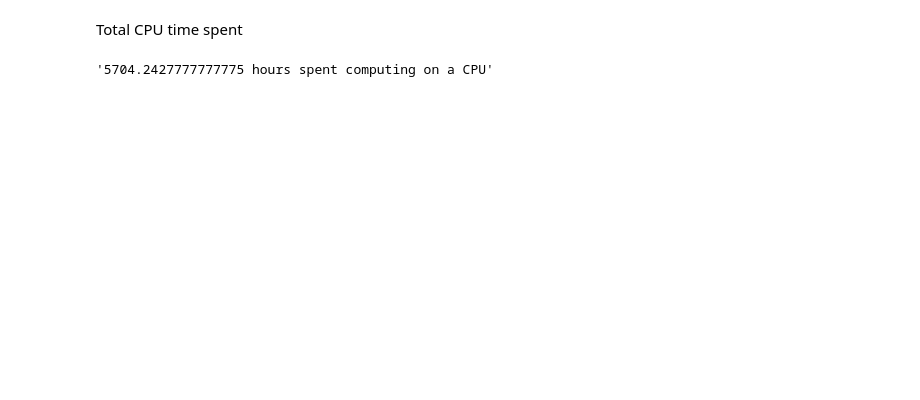
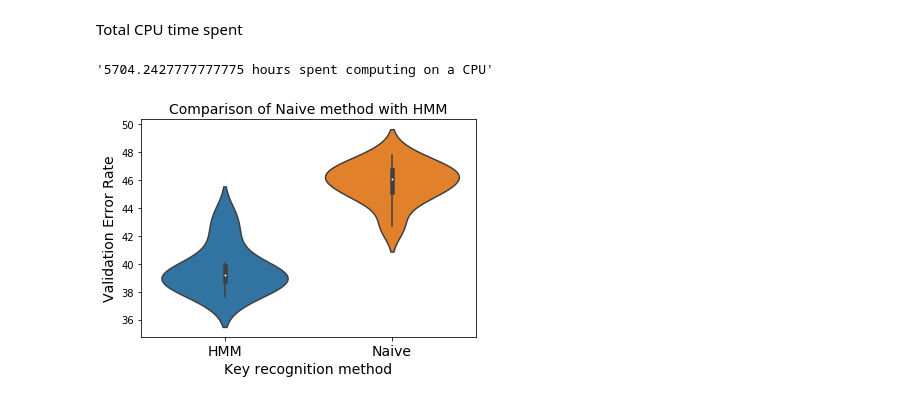
Before and after one commit to dunnkers/music-key-classification, a Jupyter notebook: src/peregrine_results.ipynb, the cells around one changed output. Drawn from its saved outputs; the diff is of its cells as text; code cells hidden in the pictures; blank space fills up the shorter version.

```diff
--- a/src/peregrine_results.ipynb
+++ b/src/peregrine_results.ipynb
@@ -64,3 +67,15 @@ Total CPU time spent
 f"{data['cputime (minutes)'].sum()/60} hours spent computing on a CPU"
 # %% [output]
 '5704.2427777777775 hours spent computing on a CPU'
+# %%
+hmm_method = data.loc[data.n_components == 2].error
+naive_method = [47.83, 46.01, 44.99, 46.81, 46.61, 46.11, 46.96, 42.71, 45.55, 44.64]
+# %%
+sns.violinplot(data=[hmm_method, naive_method])
+plt.xlabel("Key recognition method", fontsize=14)
+plt.ylabel("Validation Error Rate", fontsize=14)
+plt.xticks([0, 1], labels=["HMM", "Naive"], fontsize=14)
+plt.title("Comparison of Naive method with HMM", fontsize=14)
+plt.show()
+# %% [output]
+[figure, added]
```
Also changed, not shown: parts of 4 cells of this notebook, 3 other files.
